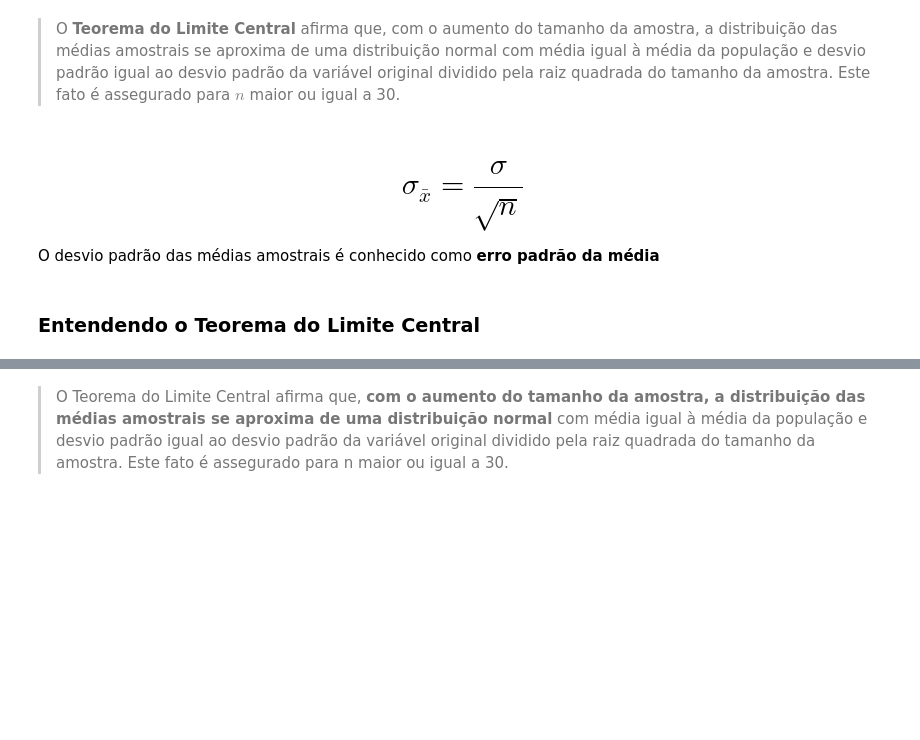
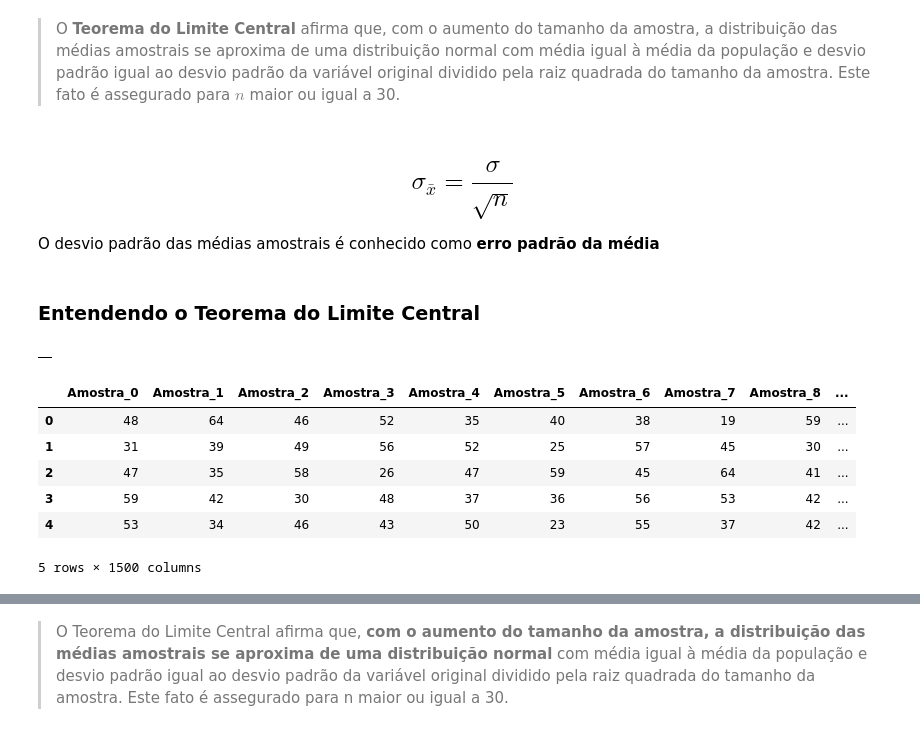
Before and after one commit to raphaelfontoura/python_estatisticas_alura, a Jupyter notebook: Curso_de_Estatística_Parte_2.ipynb, the cells around one changed output, grey strips where cells are left out. Drawn from its saved outputs; the diff is of its cells as text; code cells hidden in the pictures; blank space fills up the shorter version.

```diff
--- a/Curso_de_Estatística_Parte_2.ipynb
+++ b/Curso_de_Estatística_Parte_2.ipynb
@@ -945,7 +945,7 @@ Suponha que os pesos dos sacos de arroz de uma indústria alimentícia se distri
 # %% [markdown]
 > O **Teorema do Limite Central** afirma que, com o aumento do tamanho da amostra, a distribuição das médias amostrais se aproxima de uma distribuição normal com média igual à média da população e desvio padrão igual ao desvio padrão da variável original dividido pela raiz quadrada do tamanho da amostra. Este fato é assegurado para $n$ maior ou igual a 30.
 # %% [markdown]
-# $$\sigma_\bar{x} = \frac{\sigma}{\sqrt{n}}$$
+## $$\sigma_{\bar{x}} = \frac{\sigma}{\sqrt{n}}$$
 
 O desvio padrão das médias amostrais é conhecido como **erro padrão da média**
 # %% [markdown]
@@ -952,0 +956,20 @@ O desvio padrão das médias amostrais é conhecido como **erro padrão da médi
+# %%
+amostras = pd.DataFrame()
+amostras
+# %% [output]
+|  |
+# %%
+for i in range(total_de_amostras):
+    _ = dados.Idade.sample(n)
+    _.index = range(0, len(_))
+    amostras['Amostra_' + str(i)] = _
+
+amostras.head()
+# %% [output]
+|  | Amostra_0 | Amostra_1 | Amostra_2 | Amostra_3 | Amostra_4 | Amostra_5 | Amostra_6 | Amostra_7 | Amostra_8 | ... |
+| 0 | 48 | 64 | 46 | 52 | 35 | 40 | 38 | 19 | 59 | ... |
+| 1 | 31 | 39 | 49 | 56 | 52 | 25 | 57 | 45 | 30 | ... |
+| 2 | 47 | 35 | 58 | 26 | 47 | 59 | 45 | 64 | 41 | ... |
+| 3 | 59 | 42 | 30 | 48 | 37 | 36 | 56 | 53 | 42 | ... |
+| 4 | 53 | 34 | 46 | 43 | 50 | 23 | 55 | 37 | 42 | ... |
+5 rows × 1500 columns
```
Also changed, not shown: parts of 33 cells of this notebook.
